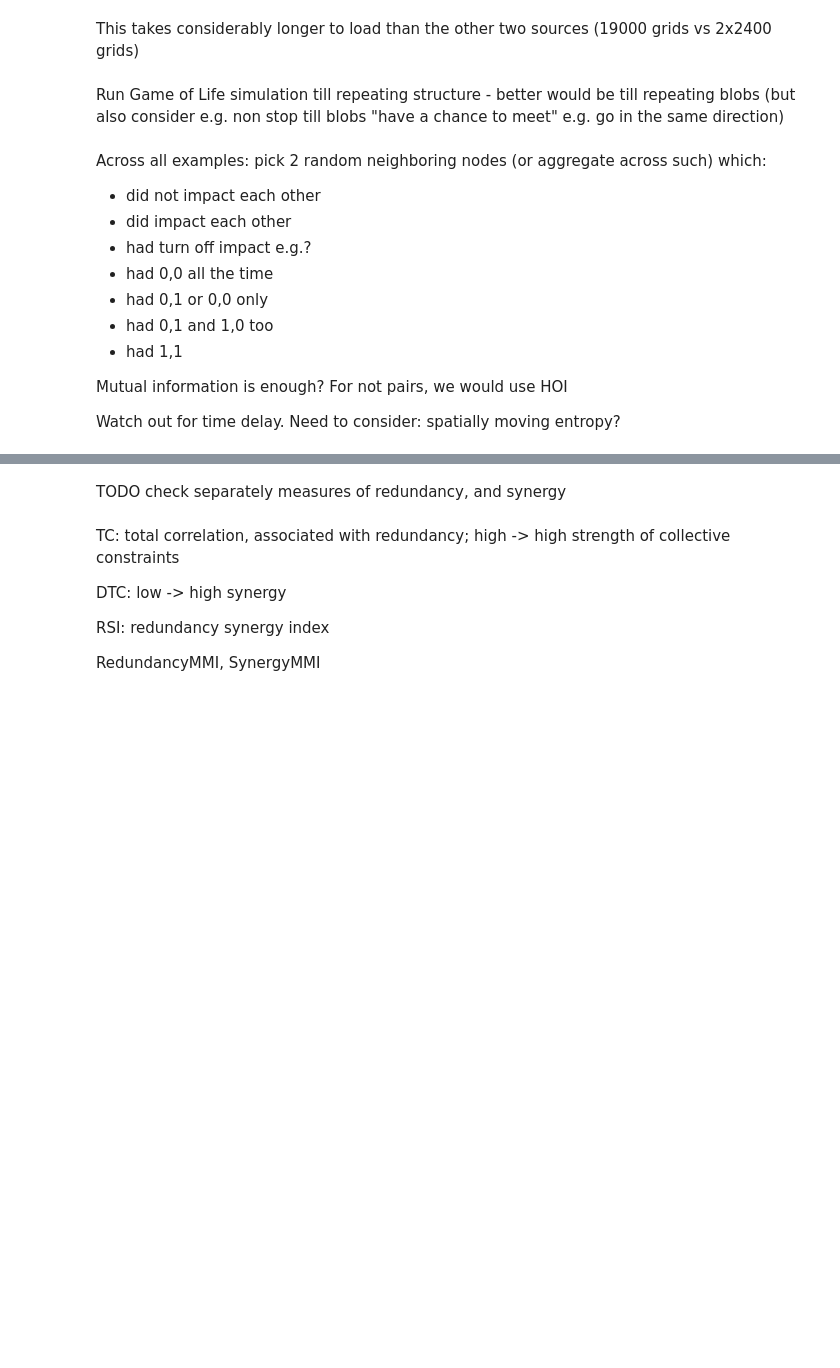
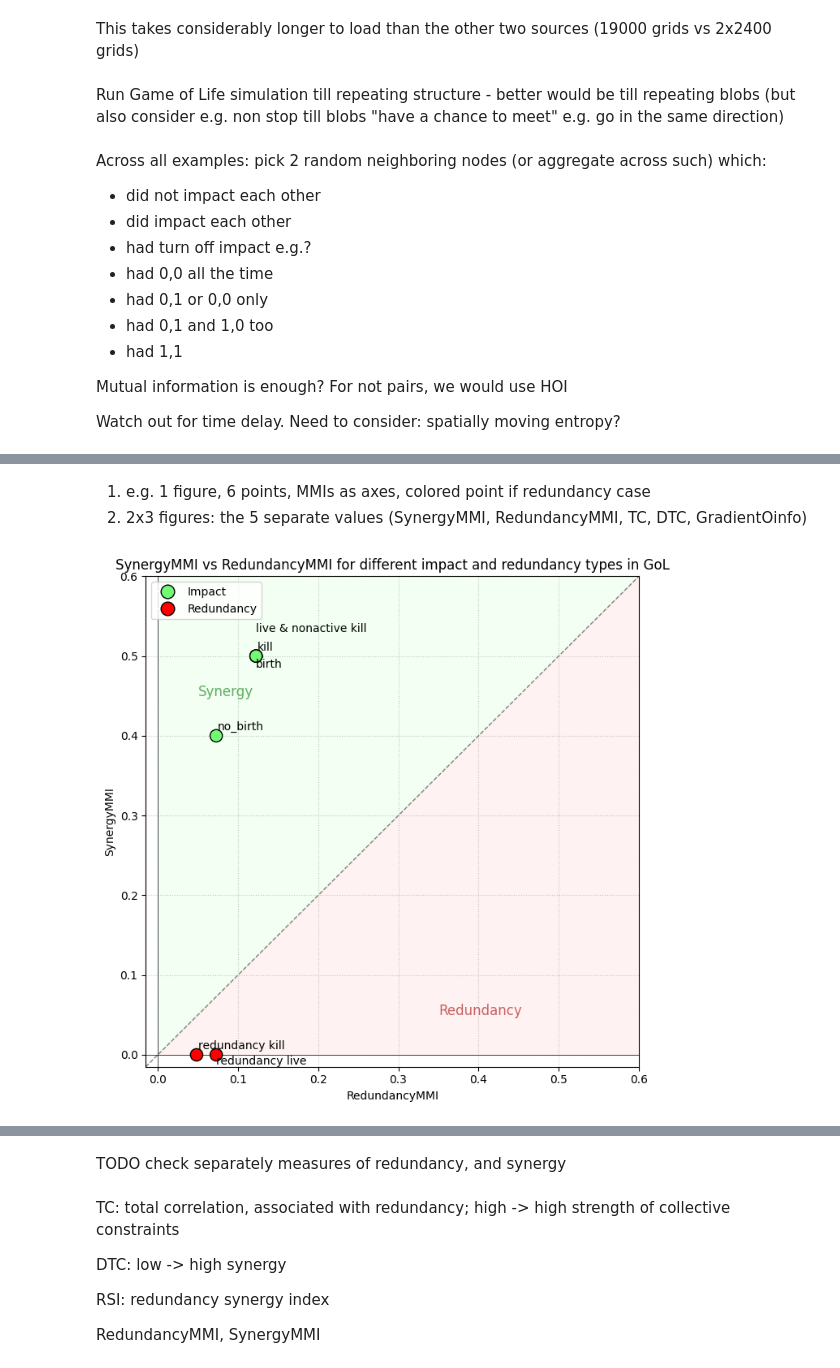
Before and after one commit to me9hanics/combinatorial-emergence-higher-order-dynamics, a Jupyter notebook: experiments/self_organized_patterns.ipynb, the cells around one changed output, grey strips where cells are left out. Cells and saved outputs as stored; diff of their text form; code cells hidden in the pictures; blank space fills up the shorter version.

Commit message:
add analysis plots

```diff
--- a/experiments/self_organized_patterns.ipynb
+++ b/experiments/self_organized_patterns.ipynb
@@ -74,0 +239,63 @@ Watch out for time delay. Need to consider: spatially moving entropy?
+# %% [markdown]
+1) e.g. 1 figure, 6 points, MMIs as axes, colored point if redundancy case
+2) 2x3 figures: the 5 separate values (SynergyMMI, RedundancyMMI, TC, DTC, GradientOinfo)
+# %%
+types = ['kill', 'birth', 'no_birth', 'live & nonactive kill', 'redundancy kill', 'redundancy live']
+values = [
+    [k1[3], k2[3], k3, k4, kill_hoi],     #kill
+    [b1, b2, b3, b4, birth_hoi],           #birth
+    [nb1, nb2, nb3, nb4, no_birth_hoi],      #no_birth
+    [lnac1[3], lnac2[3], lnac3, lnac4, live_nonactivekill_hoi], #live_nonactivekill
+    [rk1, rk2, rk3, rk4, redundancy_kill_hoi],      #redundancy_kill
+    [rl1, rl2, rl3, rl4, redundancy_live_hoi]       #redundancy_live
+]
+x_vals = [float(v[1]) for v in values]
+y_vals = [float(v[0]) for v in values]
+# %%
+x_vals = [float(v[1]) for v in values]
+y_vals = [float(v[0]) for v in values]
+types = ['kill', 'birth', 'no_birth', 'live & nonactive kill', 'redundancy kill', 'redundancy live']
+colors = ['#73fa75'] * 4 + ['#ff0000'] * 2
+plt.figure(figsize=(7, 7))
+
+#Shade y > x (synergy) and x > y (redundancy)
+lims = [0, 0.6]
+plt.fill_between(lims, lims, lims[1], color='#e6ffe6', alpha=0.5, label='Synergy (y > x)')
+plt.fill_between(lims, lims[0], lims, color='#ffe6e6', alpha=0.5, label='Redundancy (x > y)')
+
+scatter = plt.scatter(x_vals, y_vals, c=colors, s=120, edgecolor='black', zorder=3)
+
+for i, label in enumerate(types):
+    if i == 1:
+        plt.annotate(label, (x_vals[i], y_vals[i] - 0.015), textcoords="data", ha='left', fontsize=10)
+    elif i == 3:
+        plt.annotate(label, (x_vals[i], y_vals[i] + 0.03), textcoords="data", ha='left', fontsize=10)
+    elif i == 5:
+        plt.annotate(label, (x_vals[i], y_vals[i] - 0.012), textcoords="data", ha='left', fontsize=10)
+    else:
+        plt.annotate(label, (x_vals[i]-0.005, y_vals[i]), textcoords="offset points", xytext=(5,5), ha='left', fontsize=10)
+
+plt.xlabel('RedundancyMMI')
+plt.ylabel('SynergyMMI')
+plt.title('SynergyMMI vs RedundancyMMI for different impact and redundancy types in GoL')
+plt.xlim(-0.015, 0.6)
+plt.ylim(-0.015, 0.6)
+plt.axline((0, 0), slope=1, color='gray', linestyle='dashed', linewidth=1)
+plt.axhline(0, color='black', linewidth=0.5)
+plt.axvline(0, color='black', linewidth=0.5)
+
+plt.text(0.05, 0.45, 'Synergy', color='#228B22', fontsize=12, alpha=0.7)
+plt.text(0.35, 0.05, 'Redundancy', color='#B22222', fontsize=12, alpha=0.7)
+
+from matplotlib.lines import Line2D
+legend_elements = [
+    Line2D([0], [0], marker='o', color='w', label='Impact', markerfacecolor='#73fa75', markersize=12, markeredgecolor='black'),
+    Line2D([0], [0], marker='o', color='w', label='Redundancy', markerfacecolor='#ff0000', markersize=12, markeredgecolor='black')
+]
+plt.legend(handles=legend_elements, loc='upper left')
+
+plt.grid(True, linestyle=':', alpha=0.7)
+plt.tight_layout()
+plt.show()
+# %% [output]
+[figure, added]
```
Also changed, not shown: parts of 32 cells of this notebook.
